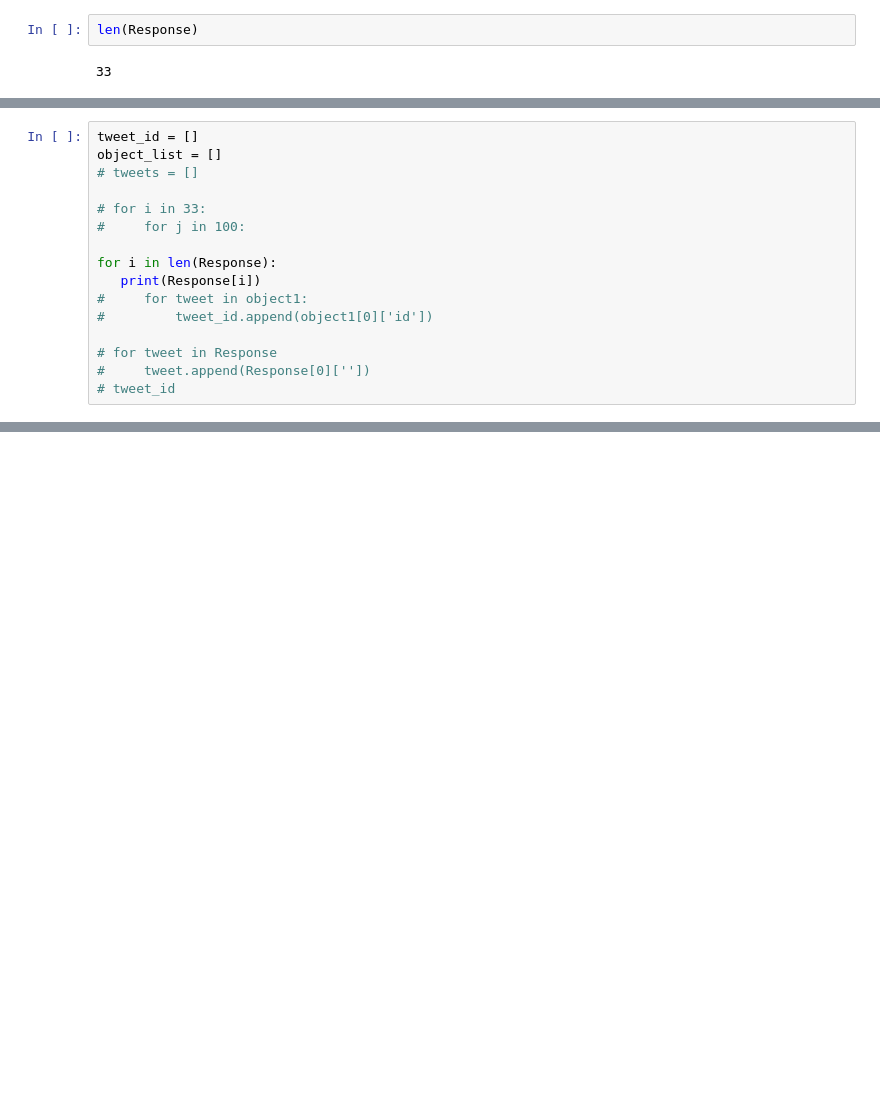
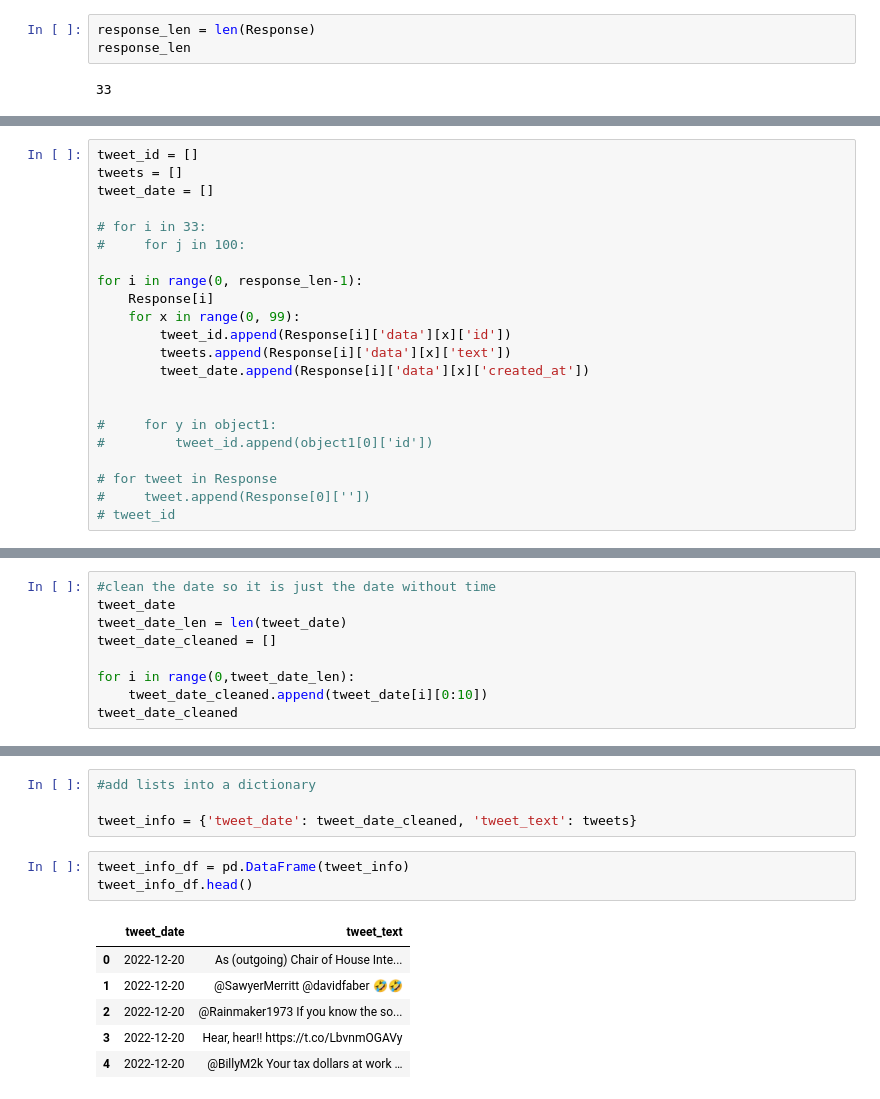
Before and after one commit to T1me2/Project2-, a Jupyter notebook: twitter_api.ipynb, the cells around one changed output, grey strips where cells are left out. Cells and saved outputs as stored; diff of their text form; blank space fills up the shorter version.

```diff
--- a/twitter_api.ipynb
+++ b/twitter_api.ipynb
@@ -118,4 +114,5 @@ test
 # %%
-len(Response)
+response_len = len(Response)
+response_len
 # %% [output]
 33
@@ -146,14 +119,20 @@ KeyError: 0
 # %%
 tweet_id = []
-object_list = []
-# tweets = []
+tweets = []
+tweet_date = []
 
 # for i in 33:
 #     for j in 100:
 
-for i in len(Response):
-   print(Response[i])
-#     for tweet in object1:
+for i in range(0, response_len-1):
+    Response[i]
+    for x in range(0, 99):
+        tweet_id.append(Response[i]['data'][x]['id'])
+        tweets.append(Response[i]['data'][x]['text'])
+        tweet_date.append(Response[i]['data'][x]['created_at'])
+
+
+#     for y in object1:
 #         tweet_id.append(object1[0]['id'])
 
 # for tweet in Response
@@ -163,0 +141,9 @@ TypeError: 'int' object is not iterable
+# %%
+#clean the date so it is just the date without time
+tweet_date
+tweet_date_len = len(tweet_date)
+tweet_date_cleaned = []
+
+for i in range(0,tweet_date_len):
+    tweet_date_cleaned.append(tweet_date[i][0:10])
+tweet_date_cleaned
@@ -163,0 +168,14 @@ TypeError: 'int' object is not iterable
+# %%
+#add lists into a dictionary
+
+tweet_info = {'tweet_date': tweet_date_cleaned, 'tweet_text': tweets}
+# %%
+tweet_info_df = pd.DataFrame(tweet_info)
+tweet_info_df.head()
+# %% [output]
+|  | tweet_date | tweet_text |
+| 0 | 2022-12-20 | As (outgoing) Chair of House Inte... |
+| 1 | 2022-12-20 | @SawyerMerritt @davidfaber 🤣🤣 |
+| 2 | 2022-12-20 | @Rainmaker1973 If you know the so... |
+| 3 | 2022-12-20 | Hear, hear!! https://t.co/LbvnmOGAVy |
+| 4 | 2022-12-20 | @BillyM2k Your tax dollars at work … |
```
Also changed, not shown: parts of 14 cells of this notebook.
